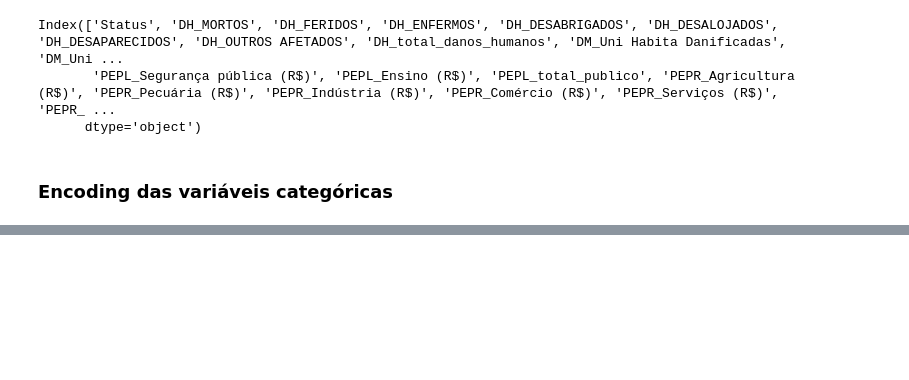
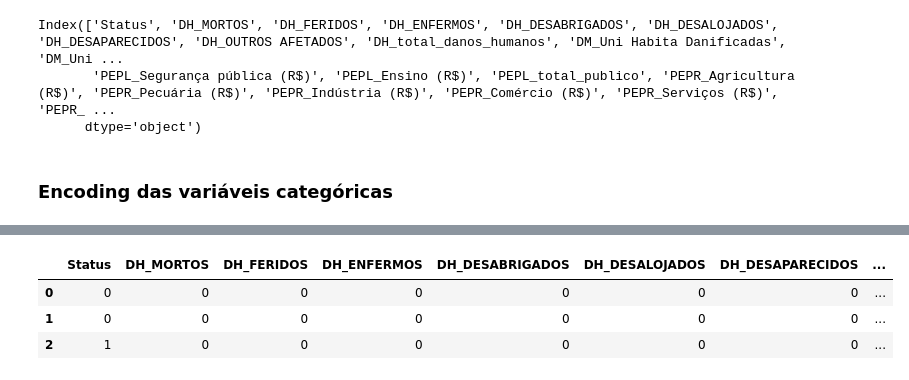
Before and after one commit to brunagmoura/previsaoreconhecimento, a Jupyter notebook: mynewbook/Pré processamento.ipynb, the cells around one changed output, grey strips where cells are left out. Drawn from its saved outputs; the diff is of its cells as text; code cells hidden in the pictures; blank space fills up the shorter version.

```diff
--- a/mynewbook/Pré processamento.ipynb
+++ b/mynewbook/Pré processamento.ipynb
@@ -91,5 +90,12 @@ df_eventos.head(3)
 # %%
-df_eventos['Status'] = df_eventos['Status'].map({'Reconhecido': 0, 'Não Reconhecido': 1})
+df_eventos['Status'] = df_eventos['Status'].map({'Reconhecido': 0, 'Não reconhecido': 1})
+# %%
+df_eventos.head(3)
+# %% [output]
+|  | Status | DH_MORTOS | DH_FERIDOS | DH_ENFERMOS | DH_DESABRIGADOS | DH_DESALOJADOS | DH_DESAPARECIDOS | ... |
+| 0 | 0 | 0 | 0 | 0 | 0 | 0 | 0 | ... |
+| 1 | 0 | 0 | 0 | 0 | 0 | 0 | 0 | ... |
+| 2 | 1 | 0 | 0 | 0 | 0 | 0 | 0 | ... |
 # %%
 df_eventos.to_csv('df_eventos_preprocessado.csv',
                         index=False,
```
Also changed, not shown: parts of 2 cells of this notebook, 2 other files.
